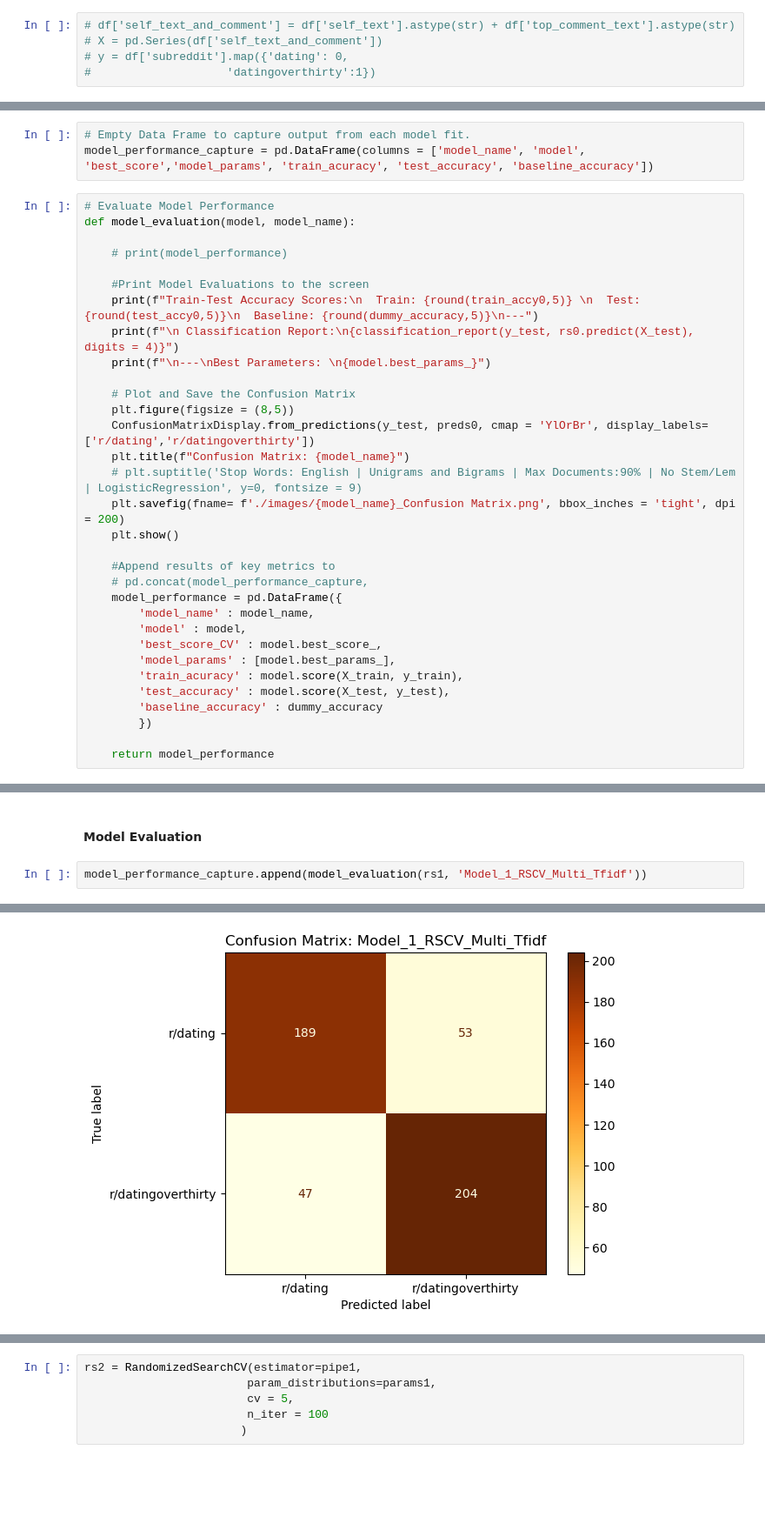
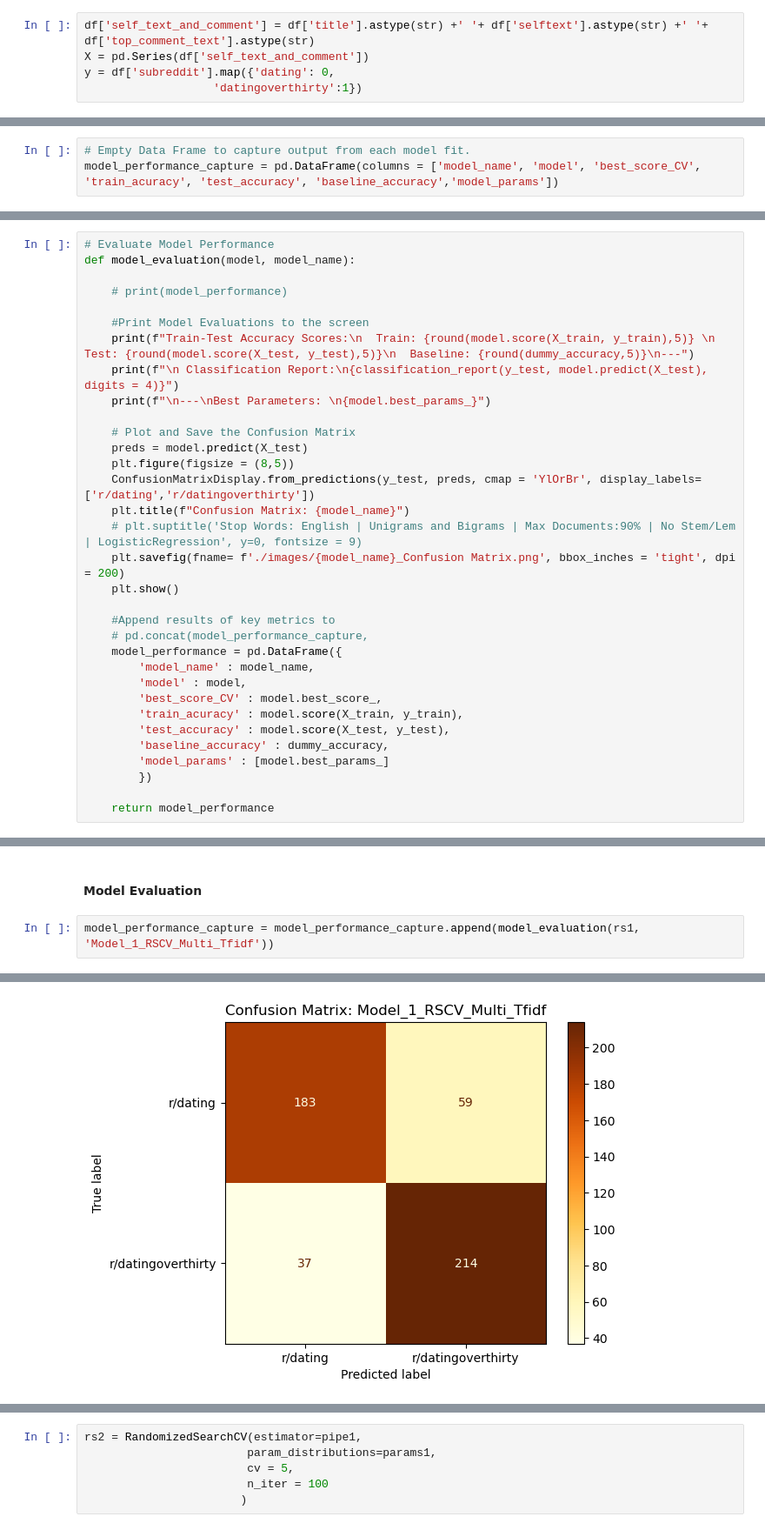
Before and after one commit to bobadams1/reddit_classifier, a Jupyter notebook: code/Modeling_3.ipynb, the cells around one changed output, grey strips where cells are left out. Shown at 87% size. Cells and saved outputs as stored; diff of their text form; blank space fills up the shorter version.

```diff
--- a/code/Modeling_3.ipynb
+++ b/code/Modeling_3.ipynb
@@ -58,10 +59,10 @@ y = df['subreddit'].map({'dating': 0,
 # %% [markdown]
 #### Self Text and Top Comment - Alternative Path
 # %%
-# df['self_text_and_comment'] = df['self_text'].astype(str) + df['top_comment_text'].astype(str)
-# X = pd.Series(df['self_text_and_comment'])
-# y = df['subreddit'].map({'dating': 0,
-#                    'datingoverthirty':1})
+df['self_text_and_comment'] = df['title'].astype(str) +' '+ df['selftext'].astype(str) +' '+ df['top_comment_text'].astype(str)
+X = pd.Series(df['self_text_and_comment'])
+y = df['subreddit'].map({'dating': 0,
+                   'datingoverthirty':1})
 # %% [markdown]
 ### Train-Test Split
 # %%
@@ -119,0 +125,3 @@ TfidfVectorizer()
+# %%
+# Empty Data Frame to capture output from each model fit.
+model_performance_capture = pd.DataFrame(columns = ['model_name', 'model', 'best_score_CV', 'train_acuracy', 'test_accuracy', 'baseline_accuracy','model_params'])
@@ -194,6 +171,3 @@ SyntaxError: invalid syntax (1145354163.py, line 2)
-# %%
-# Empty Data Frame to capture output from each model fit.
-model_performance_capture = pd.DataFrame(columns = ['model_name', 'model', 'best_score','model_params', 'train_acuracy', 'test_accuracy', 'baseline_accuracy'])
 # %%
 # Evaluate Model Performance
 def model_evaluation(model, model_name):
@@ -201,13 +175,14 @@ def model_evaluation(model, model_name):
     # print(model_performance)
 
     #Print Model Evaluations to the screen
-    print(f"Train-Test Accuracy Scores:\n  Train: {round(train_accy0,5)} \n  Test: {round(test_accy0,5)}\n  Baseline: {round(dummy_accuracy,5)}\n---")
-    print(f"\n Classification Report:\n{classification_report(y_test, rs0.predict(X_test), digits = 4)}")
+    print(f"Train-Test Accuracy Scores:\n  Train: {round(model.score(X_train, y_train),5)} \n  Test: {round(model.score(X_test, y_test),5)}\n  Baseline: {round(dummy_accuracy,5)}\n---")
+    print(f"\n Classification Report:\n{classification_report(y_test, model.predict(X_test), digits = 4)}")
     print(f"\n---\nBest Parameters: \n{model.best_params_}")
 
     # Plot and Save the Confusion Matrix
+    preds = model.predict(X_test)
     plt.figure(figsize = (8,5))
-    ConfusionMatrixDisplay.from_predictions(y_test, preds0, cmap = 'YlOrBr', display_labels=['r/dating','r/datingoverthirty'])
+    ConfusionMatrixDisplay.from_predictions(y_test, preds, cmap = 'YlOrBr', display_labels=['r/dating','r/datingoverthirty'])
     plt.title(f"Confusion Matrix: {model_name}")
     # plt.suptitle('Stop Words: English | Unigrams and Bigrams | Max Documents:90% | No Stem/Lem | LogisticRegression', y=0, fontsize = 9)
     plt.savefig(fname= f'./images/{model_name}_Confusion Matrix.png', bbox_inches = 'tight', dpi = 200)
@@ -219,10 +194,10 @@ def model_evaluation(model, model_name):
         'model_name' : model_name,
         'model' : model,
         'best_score_CV' : model.best_score_,
-        'model_params' : [model.best_params_],
         'train_acuracy' : model.score(X_train, y_train),
         'test_accuracy' : model.score(X_test, y_test),
-        'baseline_accuracy' : dummy_accuracy
+        'baseline_accuracy' : dummy_accuracy,
+        'model_params' : [model.best_params_]
         })
 
     return model_performance
@@ -321,6 +276,6 @@ RandomizedSearchCV(cv=5,
 # %% [markdown]
 #### Model Evaluation
 # %%
-model_performance_capture.append(model_evaluation(rs1, 'Model_1_RSCV_Multi_Tfidf'))
+model_performance_capture = model_performance_capture.append(model_evaluation(rs1, 'Model_1_RSCV_Multi_Tfidf'))
 # %% [output]
 Train-Test Accuracy Scores:
@@ -341,7 +296,7 @@ weighted avg     0.8145    0.8134    0.8131       493
 
 
 ---
 Best Parameters:
 {'tvec__stop_words': 'english', 'tvec__preprocessor': <function lemmatize_post at 0x...>, 'tvec__ngram_range': (1, 2), 'cls__estimator__C': 1.7555555555555555, 'cls__estimator': LogisticRegression(C=1 ...
 <Figure size 800x500 with 0 Axes>
-[figure, old version]
+[figure, new version]
```
Also changed, not shown: parts of 61 cells of this notebook, 8 other files.
